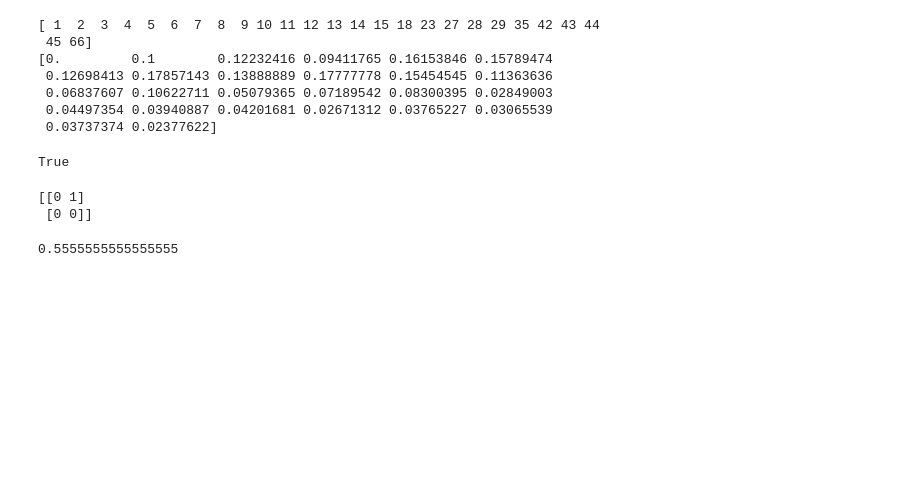
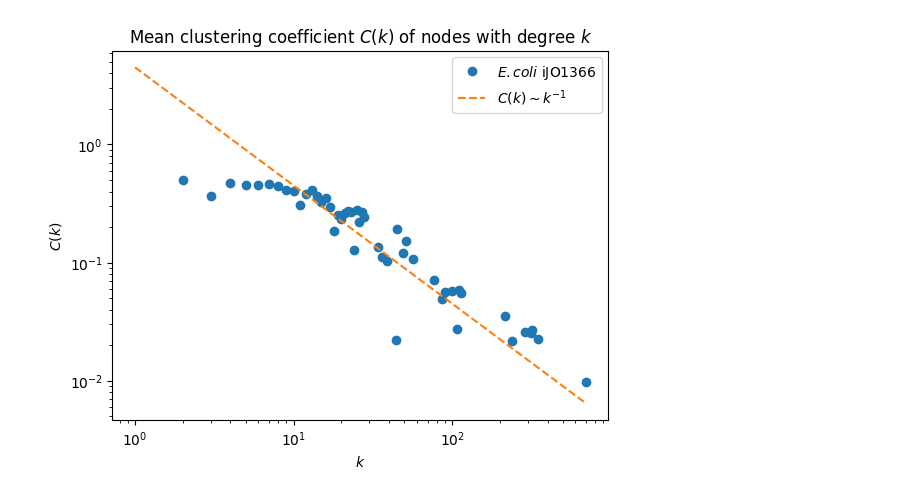
Before and after one commit to skelysium/metabolism-clustering, a Jupyter notebook: project_code.ipynb, the cells around one changed output. Saved outputs shown, nothing was run; the diff lists cells and outputs as text; code cells hidden in the pictures; blank space fills up the shorter version.

Commit message:
finished Ck calculation for a given network and visualization

```diff
--- a/project_code.ipynb
+++ b/project_code.ipynb
@@ -217,20 +216,13 @@ def connectreduce(SBMLfilename, networkname, numberofrxns, linkageCleaningPropor
         connect_reduced[i,i] = 0
 
     # some extra cleaning for the reduced matrix, since that's what we'll be using
-    linkedBool = np.empty(len(speciesIDs_reduced)) # make a boolean array for whether a substrate has any links at all
-    for s in np.arange(len(speciesIDs_reduced)):
-        linkedBool[s] = sum(connect_reduced[s,:])!=0
+    linkedBool = np.sum(connect_reduced,axis=1)!=0
+    propLinked = np.sum(connect_reduced,axis=1)/len(np.where(linkedBool)[0])
 
-    propLinked = np.empty(len(speciesIDs_reduced)) # make an array for the proportion of links each substrate has out of the total number all substrates with links
-    for s in np.arange(len(speciesIDs_reduced)):
-        propLinked[s] = len(np.where(connect_reduced[s,:]==1)[0])/len(np.where(linkedBool)[0])
-
-    # connect_reduced_cleaned = connect_reduced[np.where((propLinked<linkageCleaningProportion)==linkedBool)[0],:] # make a copy of the reduced connectivity matrix where substrates are removed if they have (a) no links or (b) a proportion of links greater than the specified cutoff
-    # connect_reduced_cleaned = connect_reduced_cleaned[:,np.where((propLinked<linkageCleaningProportion)==linkedBool)[0]] # this is so the clustering isn't influenced by species that are involved in a large number of reactions (e.g., H2O, ATP, etc.) and thus aren't informative
-    # speciesIDs_reduced_cleaned = speciesIDs_reduced[np.where((propLinked<linkageCleaningProportion)==linkedBool)[0]] # clean the list of species IDs accordingly
     connect_reduced_cleaned = connect_reduced[np.where(((propLinked<linkageCleaningProportion)*linkedBool)==1)[0],:] # make a copy of the reduced connectivity matrix where substrates are removed if they have (a) no links or (b) a proportion of links greater than the specified cutoff
     connect_reduced_cleaned = connect_reduced_cleaned[:,np.where(((propLinked<linkageCleaningProportion)*linkedBool)==1)[0]] # this is so the clustering isn't influenced by species that are involved in a large number of reactions (e.g., H2O, ATP, etc.) and thus aren't informative
     speciesIDs_reduced_cleaned = speciesIDs_reduced[np.where(((propLinked<linkageCleaningProportion)*linkedBool)==1)[0]] # clean the list of species IDs accordingly
+
     while np.any(np.sum(connect_reduced_cleaned,axis=1)==0):
         linkedBool = np.sum(connect_reduced_cleaned,axis=1)!=0
         propLinked = np.sum(connect_reduced_cleaned,axis=1)/len(np.where(linkedBool)[0])
@@ -240,15 +232,13 @@ def connectreduce(SBMLfilename, networkname, numberofrxns, linkageCleaningPropor
 
 
     if showCleaningHistsBool: # if the given argument is True, make histograms for the linkage proportions before and after cleaning (this is to help visually choose a linkageCleaningProportion that cuts off outliers)
-        plt.hist(propLinked,bins=100)
+        plt.hist(np.sum(connect_reduced,axis=1)/len(np.where(linkedBool)[0]),bins=100)
         plt.title('proportion of all '+networkname+' species linked per substrate, pre-cleaning')
         plt.xlabel('proportion of species linked per substrate')
         plt.ylabel('frequency')
         plt.show()
 
-        newPropLinked = np.empty(len(connect_reduced_cleaned[0,:]))
-        for s in np.arange(len(connect_reduced_cleaned[0,:])):
-            newPropLinked[s] = len(np.where(connect_reduced_cleaned[s,:]==1)[0])/len(connect_reduced_cleaned[0,:])
+        newPropLinked = np.sum(connect_reduced_cleaned,axis=1)/len(connect_reduced_cleaned[0,:])
 
         plt.hist(newPropLinked,bins=100)
         plt.title('proportion of '+networkname+' species linked, post-cleaning (substrates with linkage prop. over '+str(linkageCleaningProportion)+' removed)')
@@ -341,8 +331,8 @@ def connectreduce(SBMLfilename, networkname, numberofrxns, linkageCleaningPropor
 
     return connect, connect_halfreduced, connect_reduced_cleaned, speciesIDs, speciesIDs_halfreduced, speciesIDs_reduced_cleaned # finally: return the three connectivity matrices and species IDs!
 
-con_iJO1366, conHR_iJO1366, conR_iJO1366, spIDs_iJO1366, spIDsHR_iJO1366, spIDsR_iJO1366 = connectreduce("iJO1366_SBML.xml", "iJO1366", iJO1366_rxn_nums, 1, False, False) # make last argument True if you want the matrices/networks to be saved to file
-con_ECC2, conHR_ECC2, conR_ECC2, spIDs_ECC2, spIDsHR_ECC2, spIDsR_ECC2 = connectreduce("ECC2_SBML.xml", "ECC2", ECC2_rxn_nums, .2, False, False) # make last argument True if you want the matrices/networks to be saved to file
+con_iJO1366, conHR_iJO1366, conR_iJO1366, spIDs_iJO1366, spIDsHR_iJO1366, spIDsR_iJO1366 = connectreduce("iJO1366_SBML.xml", "iJO1366", iJO1366_rxn_nums, 1, False, True) # make last argument True if you want the matrices/networks to be saved to file
+con_ECC2, conHR_ECC2, conR_ECC2, spIDs_ECC2, spIDsHR_ECC2, spIDsR_ECC2 = connectreduce("ECC2_SBML.xml", "ECC2", ECC2_rxn_nums, .125, False, True) # make last argument True if you want the matrices/networks to be saved to file
 # %%
 ## Overlap Matrix
 def overlap(connect):
@@ -439,53 +429,40 @@ def ckFunc(connect):
             neighbors = np.where(connect[i,:]==1)[0]
             connectneighbors = np.empty((Ks[i],Ks[i]))
             connectneighbors[:] = np.nan
             for row in range(Ks[i]):
                 for col in range(Ks[i]):
                     if np.isnan(connectneighbors[row,col]):
                         if row==col: connectneighbors[row,col] = 0
                         elif connect[neighbors[row],neighbors[col]]==0: connectneighbors[row,col] = connectneighbors[col,row] = 0
                         else: connectneighbors[row,col] = connectneighbors[col,row] = 1
                     else: continue
             Ns[i] = np.sum(np.triu(connectneighbors))
     Cs = np.zeros(len(connect[0,:]))
     Cs[Ns==0] = 0
     Cs[Ns!=0] = (2*Ns[Ns!=0])/(Ks[Ns!=0]*(Ks[Ns!=0]-1))
 
     uniqueKs = np.empty(0,dtype=int)
     Ck = np.empty(0)
     for k in range(np.max(Ks)+1):
         if np.any(Ks==k):
             uniqueKs = np.append(uniqueKs,k)
             Ck = np.append(Ck,np.mean(Cs[Ks==k]))
     return uniqueKs,Ck
 
 testcon = np.array([[0,1,1,1,0],
                     [1,0,1,1,0],
                     [1,1,0,0,0],
                     [1,1,0,0,1],
                     [0,0,0,1,0]])
 
-k, ck = ckFunc(conR_ECC2)
+k, ck = ckFunc(con_iJO1366)
+
+plt.loglog(k,ck,'o',label='$\it{E. coli}$ iJO1366')
+plt.loglog(k[k>0],4.5/k[k>0],'--',label='$C(k) \sim k^{-1}$')
+plt.xlabel('$k$')
+plt.ylabel('$C(k)$')
+plt.title('Mean clustering coefficient $C(k)$ of nodes with degree $k$')
+plt.legend()
+plt.show()
 # %% [output]
-[ 1  2  3  4  5  6  7  8  9 10 11 12 13 14 15 18 23 27 28 29 35 42 43 44
- 45 66]
-[0.         0.1        0.12232416 0.09411765 0.16153846 0.15789474
- 0.12698413 0.17857143 0.13888889 0.17777778 0.15454545 0.11363636
- 0.06837607 0.10622711 0.05079365 0.07189542 0.08300395 0.02849003
- 0.04497354 0.03940887 0.04201681 0.02671312 0.03765227 0.03065539
- 0.03737374 0.02377622]
-True
+[figure, added]
-# %%
-test = np.array([[0,1],
-                 [0,0]])
-print(str(test)+'\n')
-# print(str(np.triu(test))+'\n')
-# print(np.sum(np.triu(test)))
-
-Cs = np.array([2/3,2/3,1,1/3,0])
-Ks = np.array([3,  3,  2,3,  1])
-np.mean(Cs[Ks==3])
-# %% [output]
-[[0 1]
- [0 0]]
-0.5555555555555555
```
Also changed, not shown: parts of 3 cells of this notebook, 4 other files.
